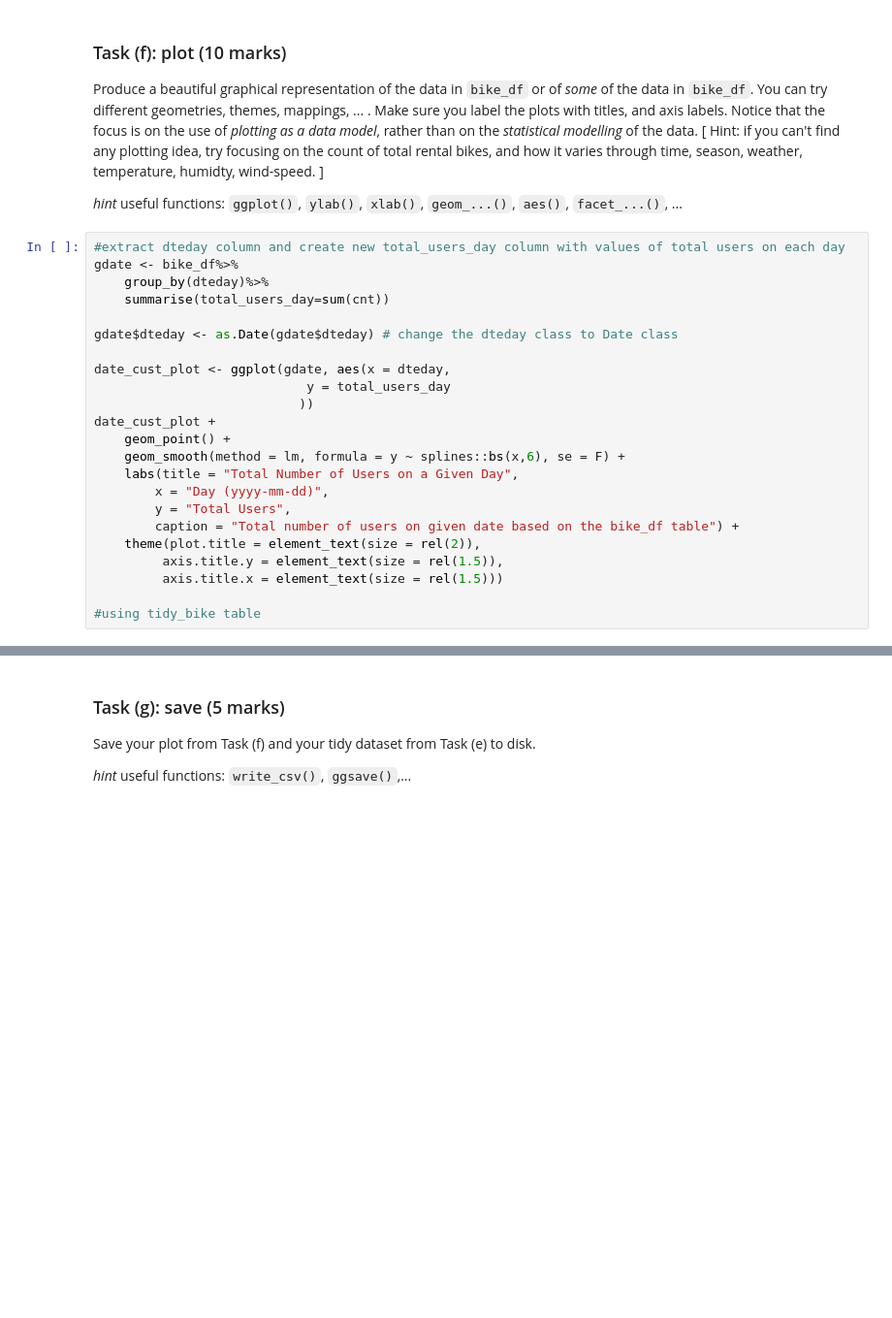
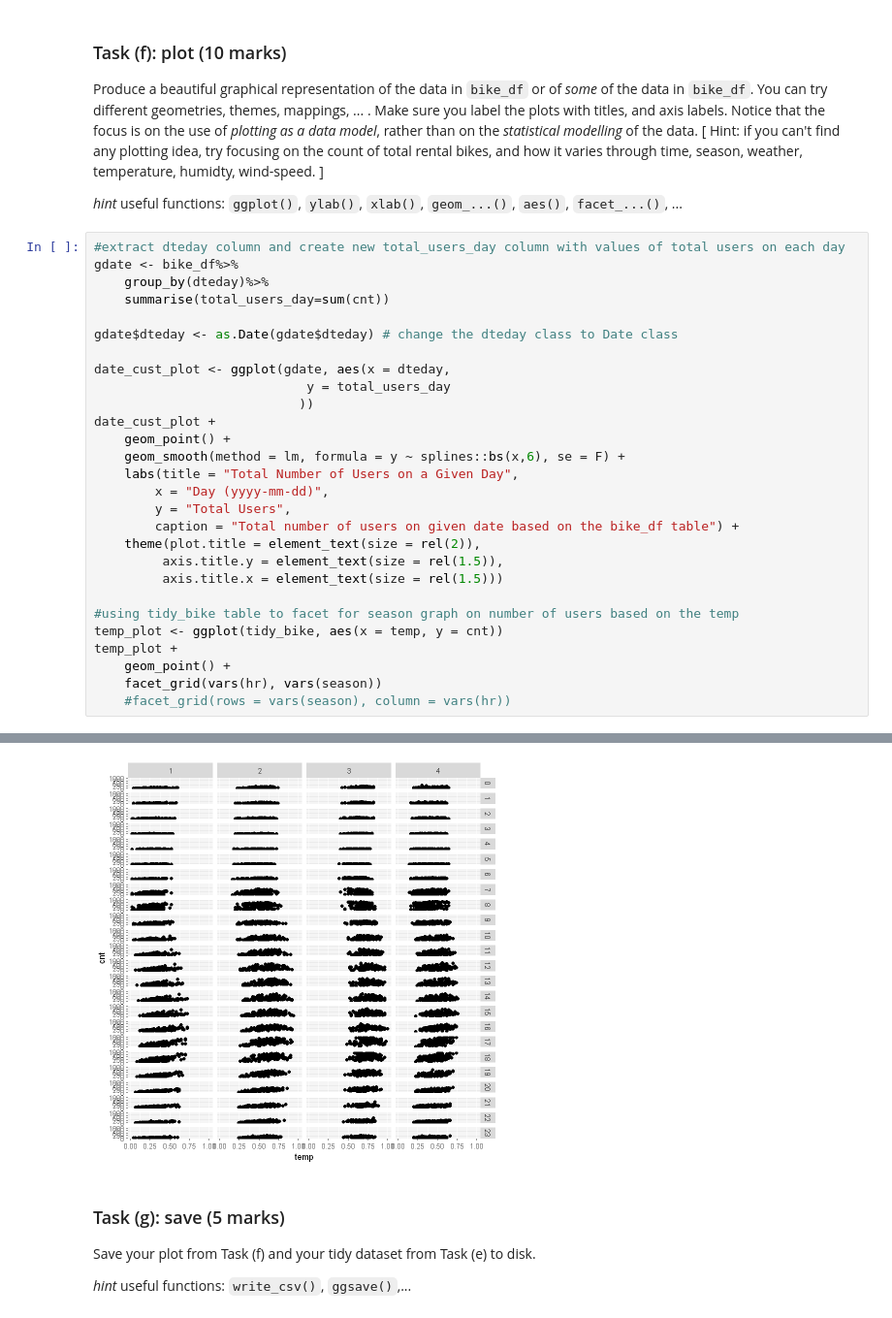
Before and after one commit to blackhakx/Data-Wrangling, a Jupyter notebook: DATA422_Assignment1_R.ipynb, the cells around one changed output, grey strips where cells are left out. Shown: that part at 97% size. Cells and saved outputs as stored; diff of their text form; blank space fills up the shorter version.

```diff
--- a/DATA422_Assignment1_R.ipynb
+++ b/DATA422_Assignment1_R.ipynb
@@ -404,28 +404,34 @@ _hint_ useful functions: `ggplot()`, `ylab()`, `xlab()`, `geom_...()`, `aes()`,
 # %%
 #extract dteday column and create new total_users_day column with values of total users on each day
 gdate <- bike_df%>%
     group_by(dteday)%>%
     summarise(total_users_day=sum(cnt))
 
 gdate$dteday <- as.Date(gdate$dteday) # change the dteday class to Date class
 
 date_cust_plot <- ggplot(gdate, aes(x = dteday,
                             y = total_users_day
                            ))
 date_cust_plot +
     geom_point() +
     geom_smooth(method = lm, formula = y ~ splines::bs(x,6), se = F) +
     labs(title = "Total Number of Users on a Given Day",
         x = "Day (yyyy-mm-dd)",
         y = "Total Users",
         caption = "Total number of users on given date based on the bike_df table") +
     theme(plot.title = element_text(size = rel(2)),
          axis.title.y = element_text(size = rel(1.5)),
          axis.title.x = element_text(size = rel(1.5)))
 
-#using tidy_bike table
+#using tidy_bike table to facet for season graph on number of users based on the temp
+temp_plot <- ggplot(tidy_bike, aes(x = temp, y = cnt))
+temp_plot +
+    geom_point() +
+    facet_grid(vars(hr), vars(season))
+    #facet_grid(rows = vars(season), column = vars(hr))
 # %% [output]
 [figure]
+[figure, added]
 # %% [markdown]
 ### Task (g): save (5 marks)
 
```
